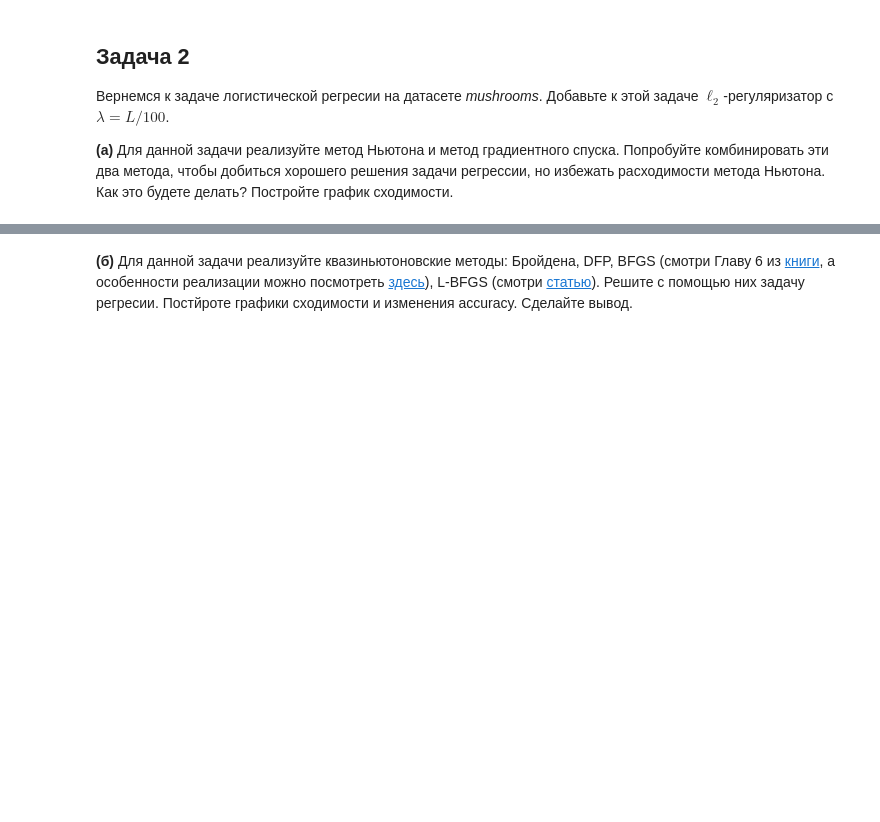
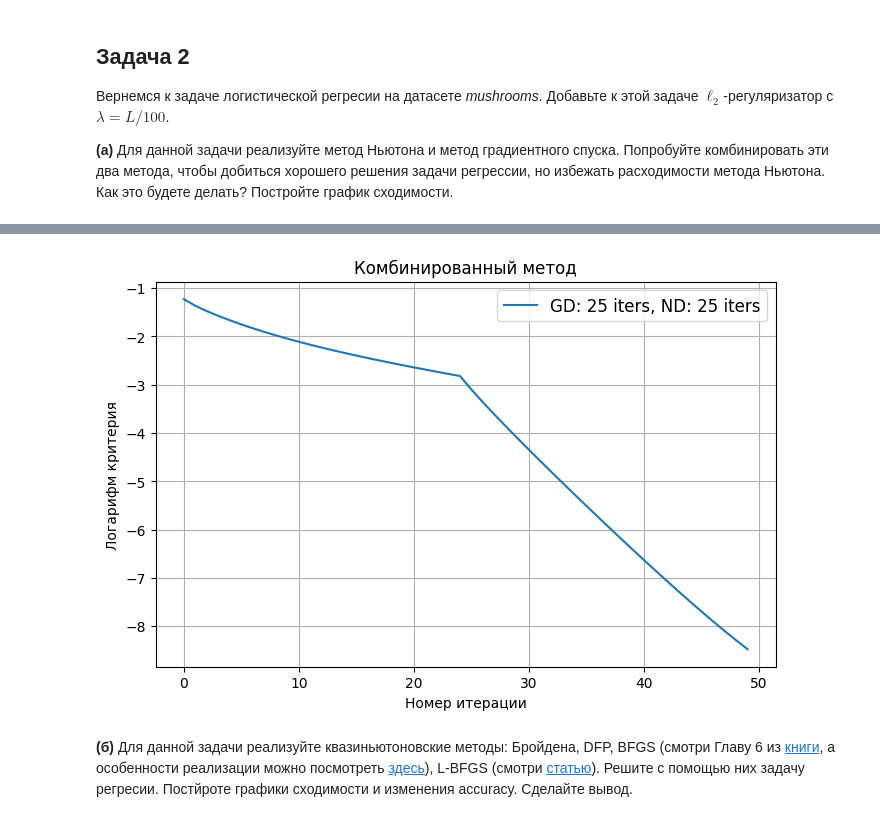
Before and after one commit to featztex/optimization, a Jupyter notebook: hw/Emelyanov_HW_9.ipynb, the cells around one changed output, grey strips where cells are left out. Cells and saved outputs as stored; diff of their text form; code cells hidden in the pictures; blank space fills up the shorter version.

```diff
--- a/hw/Emelyanov_HW_9.ipynb
+++ b/hw/Emelyanov_HW_9.ipynb
@@ -158,2 +164,17 @@ __(а)__ Для данной задачи реализуйте метод Нью
 # %%
-#ответ
+from sklearn.datasets import load_svmlight_file
+from sklearn.model_selection import train_test_split
+
+dataset = "mushrooms.txt"
+data = load_svmlight_file(dataset)
+X, y = data[0].toarray(), data[1]
+
+y = 2 * y - 3
+n, d = X.shape
+
+X_train, X_test, y_train, y_test = train_test_split(X, y, train_size=0.8, shuffle=True)
+n_train = X_train.shape[0]
+
+L = 5.25
+lambd = L/100
+x0 = np.random.uniform(low=-L/5, high=L/5, size=(d,))
@@ -160,2 +261,11 @@ __(а)__ Для данной задачи реализуйте метод Нью
+# %%
+iters = 50
+errs_, _ = GD_help(x0, method=ND, gamma_gd=lambda x, k: 0.3, gamma_met=lambda x, k: 0.1, iters=iters, q=0.5)
+# %%
+risovach(errs=[errs_],
+         labels=[r'GD: 25 iters, ND: 25 iters'],
+         title=r'Комбинированный метод')
+# %% [output]
+[figure, added]
 # %% [markdown]
 __(б)__ Для данной задачи реализуйте квазиньютоновские методы: Бройдена, DFP, BFGS (смотри Главу 6 из [книги](https://www.csie.ntu.edu.tw/~r97002/temp/num_optimization.pdf), а особенности реализации можно посмотреть [здесь](https://github.com/scipy/scipy/blob/v0.18.1/scipy/optimize/optimize.py#L874-L976)), L-BFGS (смотри [статью](http://users.iems.northwestern.edu/~nocedal/PDFfiles/limited-memory.pdf)). Решите с помощью них задачу регресии. Постйроте графики сходимости и изменения accuracy. Сделайте вывод.
```
Also changed, not shown: parts of 11 cells of this notebook.
